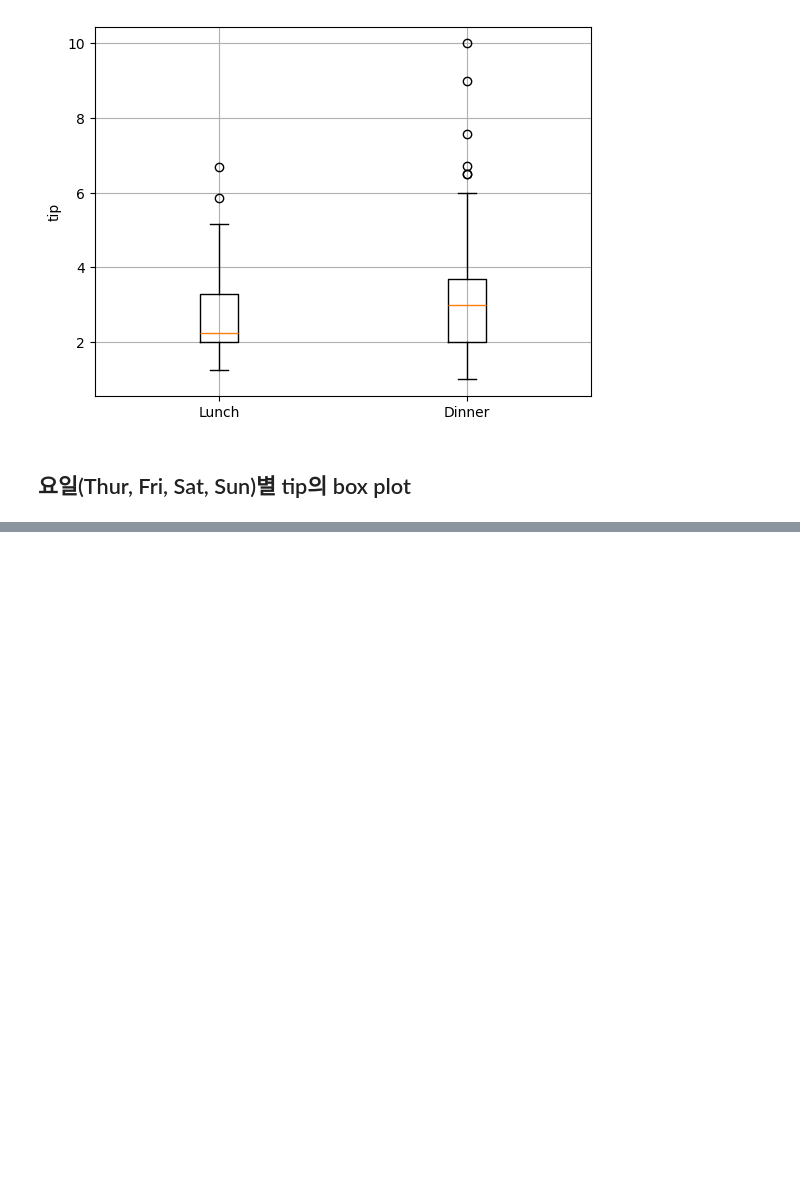
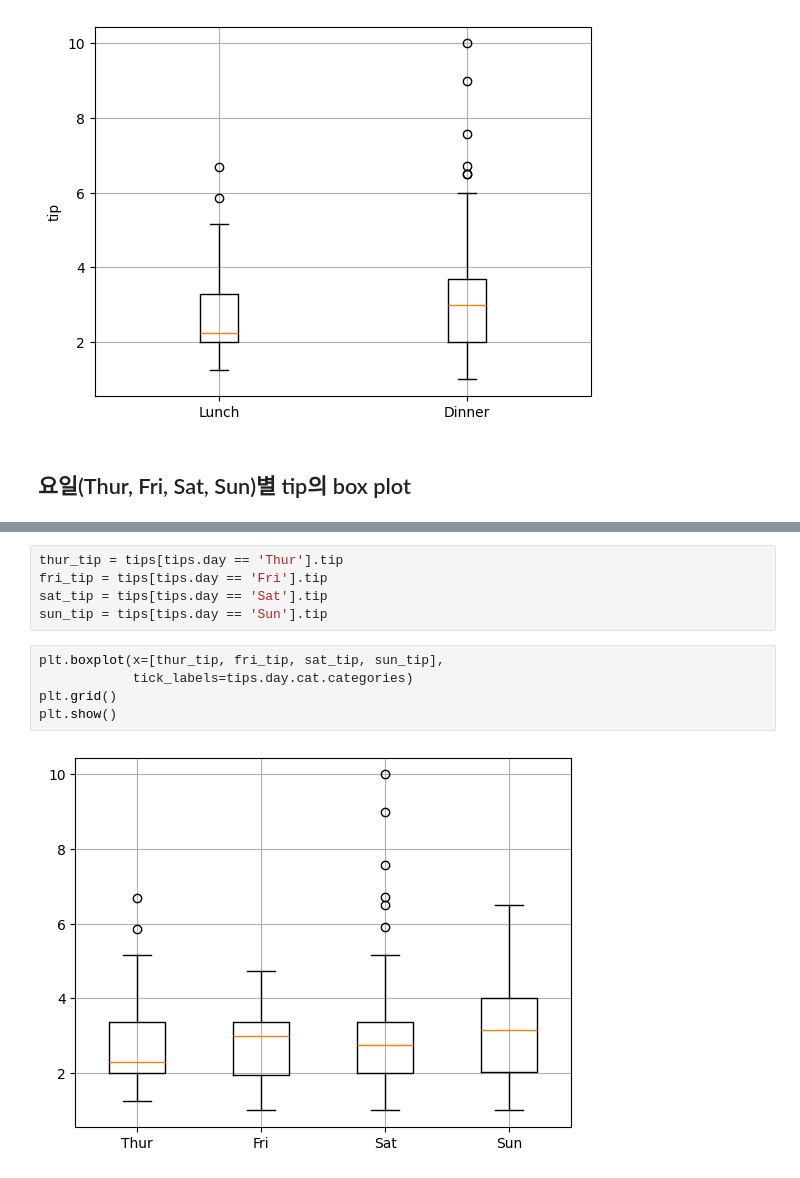
Before and after one commit to JakeOh/202511_BD53, a Jupyter notebook: lab_python/da04_matplotlib.ipynb, the cells around one changed output, grey strips where cells are left out. Saved outputs shown, nothing was run; the diff lists cells and outputs as text; blank space fills up the shorter version.

```diff
--- a/lab_python/da04_matplotlib.ipynb
+++ b/lab_python/da04_matplotlib.ipynb
@@ -269,0 +295,12 @@ plt.show()
+# %%
+thur_tip = tips[tips.day == 'Thur'].tip
+fri_tip = tips[tips.day == 'Fri'].tip
+sat_tip = tips[tips.day == 'Sat'].tip
+sun_tip = tips[tips.day == 'Sun'].tip
+# %%
+plt.boxplot(x=[thur_tip, fri_tip, sat_tip, sun_tip],
+            tick_labels=tips.day.cat.categories)
+plt.grid()
+plt.show()
+# %% [output]
+[figure, added]
```
Also changed, not shown: parts of 7 cells of this notebook.
